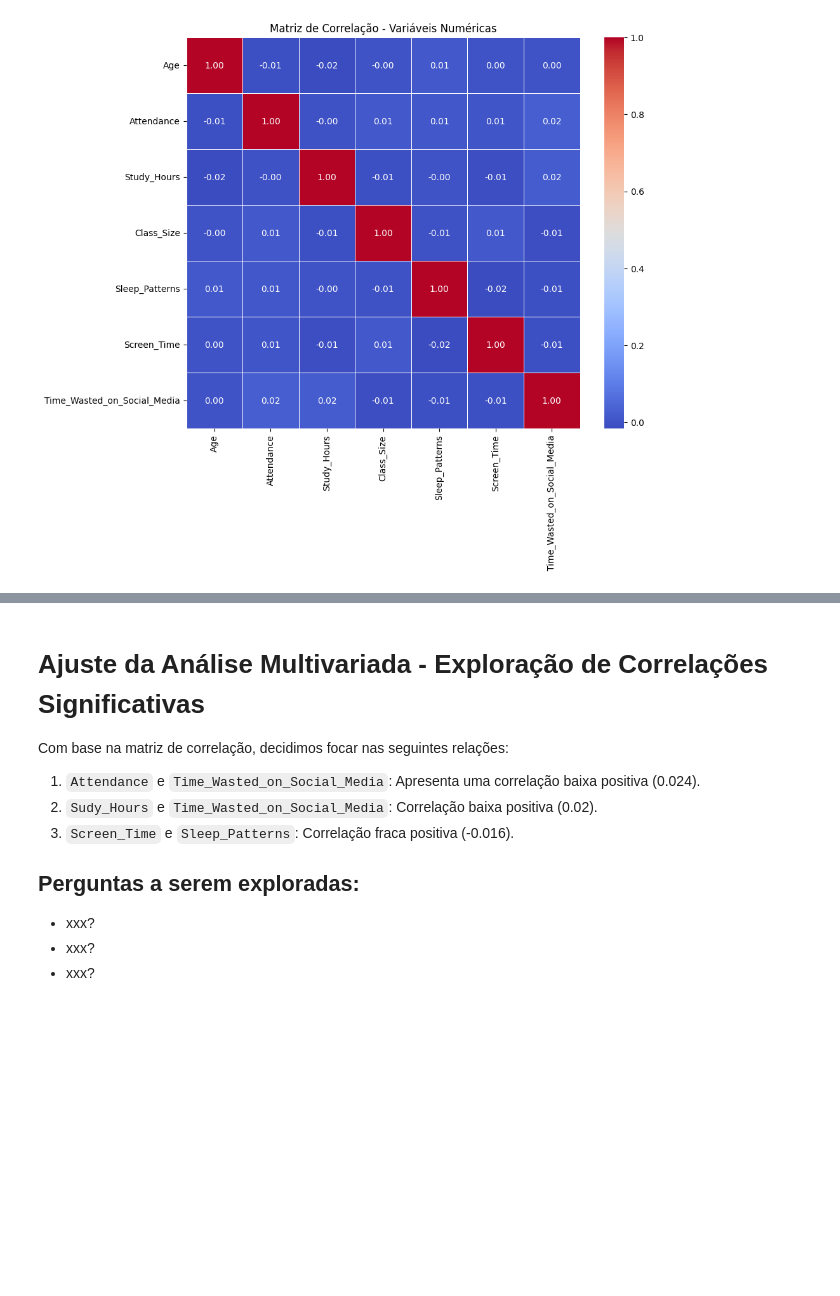
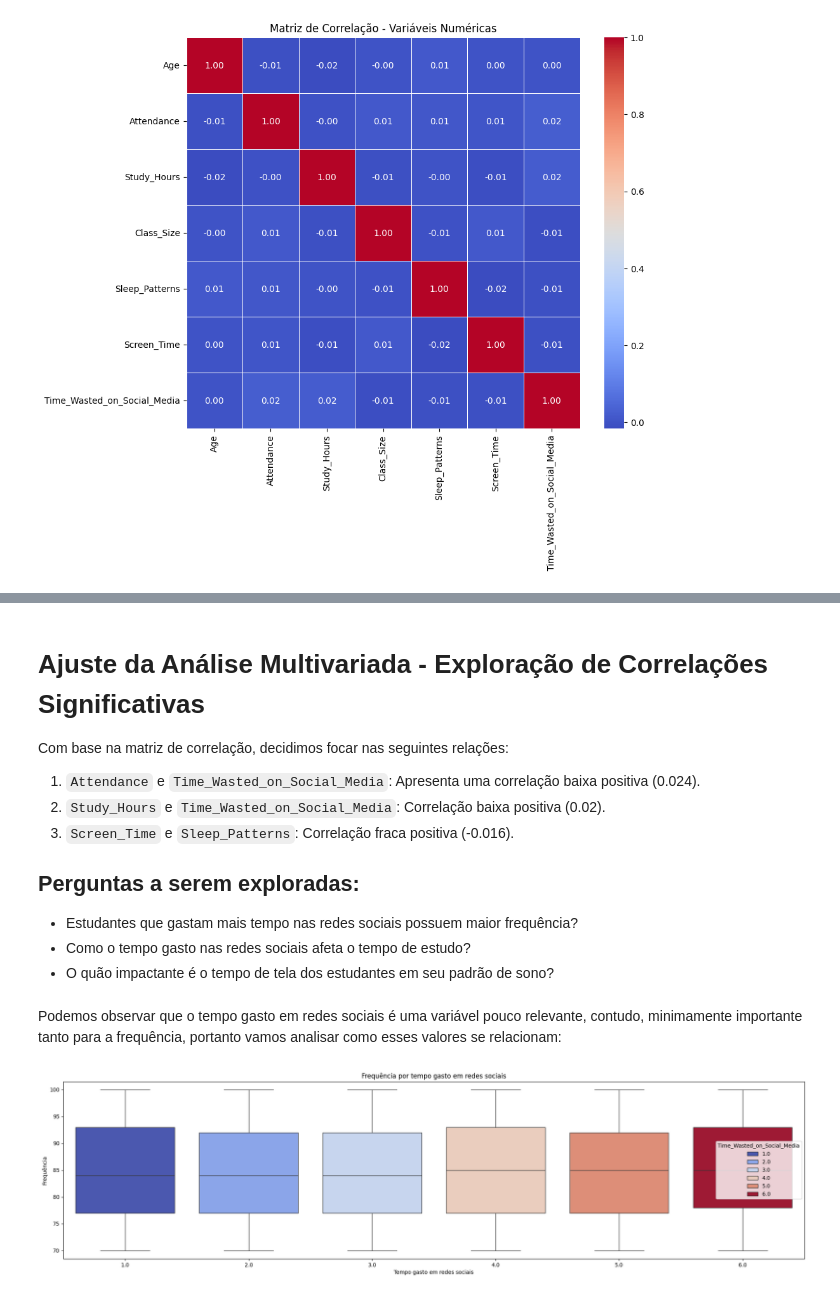
Before and after one commit to notsogreatdavi/PISI3-2024.2, a Jupyter notebook: EDA/newEDA.ipynb, the cells around one changed output, grey strips where cells are left out. Drawn from its saved outputs; the diff is of its cells as text; code cells hidden in the pictures; blank space fills up the shorter version.

```diff
--- a/EDA/newEDA.ipynb
+++ b/EDA/newEDA.ipynb
@@ -229,10 +242,22 @@ plt.show()
 
 Com base na matriz de correlação, decidimos focar nas seguintes relações:
 1. `Attendance` e `Time_Wasted_on_Social_Media`: Apresenta uma correlação baixa positiva (0.024).
-2. `Sudy_Hours` e `Time_Wasted_on_Social_Media`: Correlação baixa positiva (0.02).
+2. `Study_Hours` e `Time_Wasted_on_Social_Media`: Correlação baixa positiva (0.02).
 3. `Screen_Time` e `Sleep_Patterns`: Correlação fraca positiva (-0.016).
 
 ## Perguntas a serem exploradas:
-- xxx?
-- xxx?
-- xxx?
+- Estudantes que gastam mais tempo nas redes sociais possuem maior frequência?
+- Como o tempo gasto nas redes sociais afeta o tempo de estudo?
+- O quão impactante é o tempo de tela dos estudantes em seu padrão de sono?
+# %% [markdown]
+Podemos observar que o tempo gasto em redes sociais é uma variável pouco relevante, contudo, minimamente importante tanto para a frequência, portanto vamos analisar como esses valores se relacionam:
+# %%
+plt.figure(figsize=(25, 6))
+sns.boxplot(data=df_unistudents, x='Time_Wasted_on_Social_Media', y='Attendance', palette='coolwarm', hue='Time_Wasted_on_Social_Media')
+
+plt.title('Frequência por tempo gasto em redes sociais')
+plt.xlabel('Tempo gasto em redes sociais')
+plt.ylabel('Frequência')
+plt.show()
+# %% [output]
+[figure, added]
```
Also changed, not shown: parts of 28 cells of this notebook.
